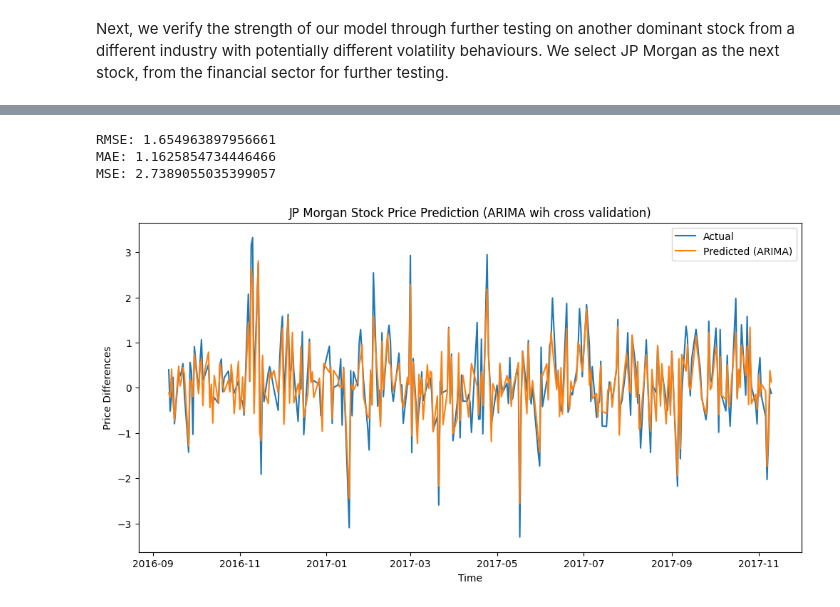
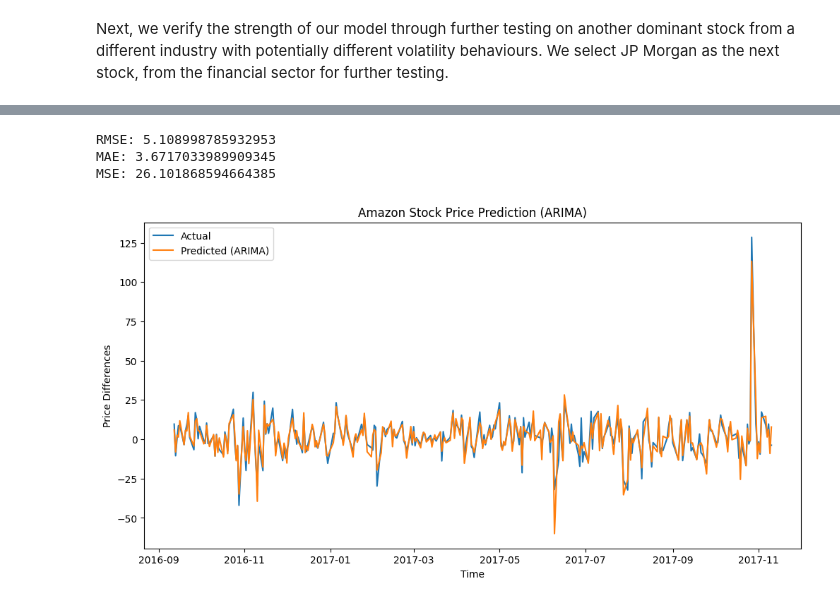
Before and after one commit to AdamChoong0095/NUS-Stock-Data, a Jupyter notebook: Stock_price_prediction.ipynb, the cells around one changed output, grey strips where cells are left out. Cells and saved outputs as stored; diff of their text form; code cells hidden in the pictures.

Commit message:
Redone all to use high and low prices + changed conclusion

```diff
--- a/Stock_price_prediction.ipynb
+++ b/Stock_price_prediction.ipynb
@@ -247,11 +174,12 @@ According to the hypothesis test, there is strong evidence against the null so w
 #and closing differences as the target because we want to predict closing prices
 #since they are considered the "latest" most current state of prices we have before
 #the new day arrives
-sp500_pivot['Date'] = pd.to_datetime(sp500_pivot['Date'])
-new_sp500_pivot=sp500_pivot[sp500_pivot['Date'].dt.year >= 2012]
-sp500_train,sp500_test=split_data(new_sp500_pivot,0.8)
-X_train,X_test=sp500_train[['open_diff','average_diff']],sp500_test[['open_diff','average_diff']]
-y_train,y_test=sp500_train['close_diff'],sp500_test['close_diff']
+ex_factors=['Open_diff','High_diff','Low_diff']
+sp500['Date'] = pd.to_datetime(sp500['Date'])
+new_sp500=sp500[sp500['Date'].dt.year >= 2012]
+sp500_train,sp500_test=split_data(new_sp500,0.8)
+X_train,X_test=sp500_train[ex_factors],sp500_test[ex_factors]
+y_train,y_test=sp500_train['Close_diff'],sp500_test['Close_diff']
 # %%
 from statsmodels.tsa.arima.model import ARIMA
 from joblib import Parallel, delayed
@@ -706,11 +598,0 @@ plt.show()
-# %%
-#cross validate
-best_order,best_rmse=grid_search_arima_parallel(
-    X_train=X_train,
-    y_train=y_train,
-    p_values=range(4),
-    d_values=range(4),
-    q_values=range(4),
-    n_jobs=-1,
-    n_splits=3,
-)
@@ -716,0 +601,4 @@ best_order,best_rmse=grid_search_arima_parallel(
+# %%
+amzn=pd.read_csv('/content/drive/MyDrive/cs3244_data/Stocks/amzn.us.txt')
+amzn.drop(columns={'OpenInt','Volume'}, inplace=True)
+amzn=differencing_func(amzn)
@@ -717,29 +637,34 @@ best_order,best_rmse=grid_search_arima_parallel(
+# %%
+new_amzn=amzn[amzn['Date'].dt.year >= 2012]
+amzn_train,amzn_test=split_data(new_amzn,0.8)
+X_train,X_test=amzn_train[['Open_diff','High_diff','Low_diff']],amzn_test[['Open_diff','High_diff','Low_diff']]
+y_train,y_test=amzn_train['Close_diff'],amzn_test['Close_diff']
 # %%
 model = ARIMA(y_train, exog=X_train, order=best_order) # Include exog for features
 model_fit = model.fit()
 # Make predictions on the testing data
 predictions = model_fit.predict(start=len(y_train), end=len(y_train) + len(y_test) - 1, exog=X_test)  # Include exog for predictions
 
-rmse = mean_squared_error(aapl_test['close_diff'], predictions, squared=False)
-mae = mean_absolute_error(aapl_test['close_diff'], predictions)
-mse = mean_squared_error(aapl_test['close_diff'], predictions)
-mape = mean_absolute_percentage_error(aapl_test['close_diff'], predictions)
+rmse = mean_squared_error(amzn_test['Close_diff'], predictions, squared=False)
+mae = mean_absolute_error(amzn_test['Close_diff'], predictions)
+mse = mean_squared_error(amzn_test['Close_diff'], predictions)
+mape = mean_absolute_percentage_error(amzn_test['Close_diff'], predictions)
 
 # Print the evaluation metrics
 print(f'RMSE: {rmse}')
 print(f'MAE: {mae}')
 print(f'MSE: {mse}')
 plt.figure(figsize=(12, 6))
-plt.plot(jpm_test['Date'],jpm_test['close_diff'], label='Actual')
-plt.plot(jpm_test['Date'],predictions, label='Predicted (ARIMA)')
-plt.title('JP Morgan Stock Price Prediction (ARIMA wih cross validation)')
+plt.plot(amzn_test['Date'],amzn_test['Close_diff'], label='Actual')
+plt.plot(amzn_test['Date'],predictions, label='Predicted (ARIMA)')
+plt.title('Amazon Stock Price Prediction (ARIMA)')
 plt.xlabel('Time')
 plt.ylabel('Price Differences')
 plt.legend()
 plt.show()
 # %% [output]
-RMSE: 1.654963897956661
-MAE: 1.1625854734446466
-MSE: 2.7389055035399057
+RMSE: 5.108998785932953
+MAE: 3.6717033989909345
+MSE: 26.101868594664385
-[figure, old version]
+[figure, new version]
 # %%
```
Also changed, not shown: parts of 33 cells of this notebook.
